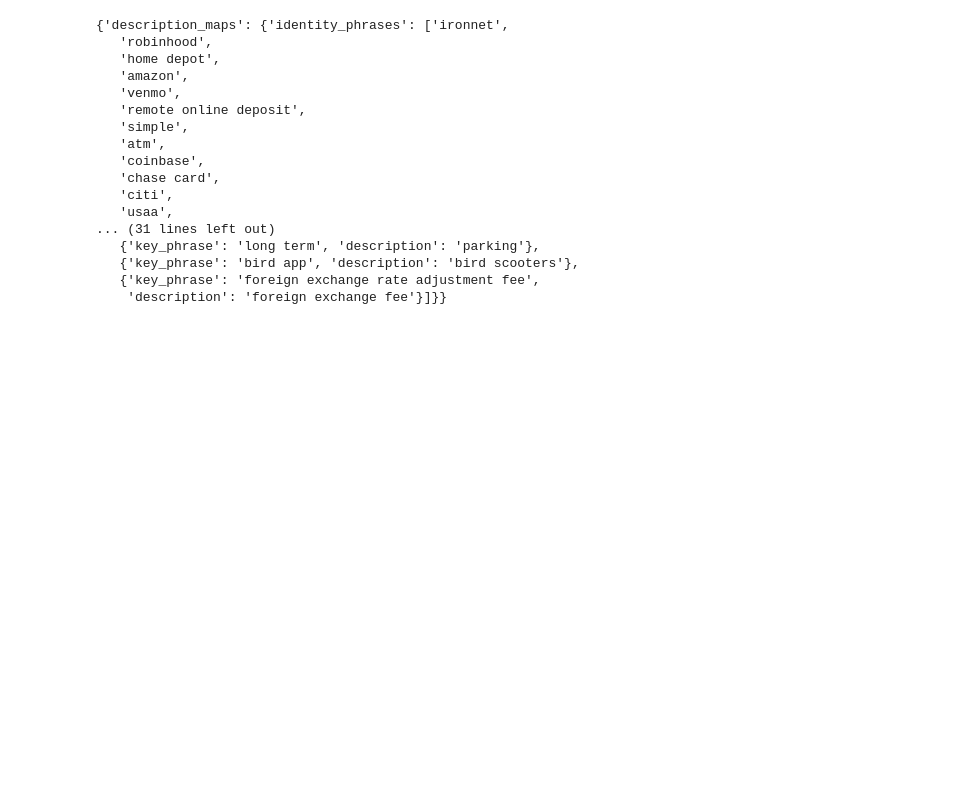
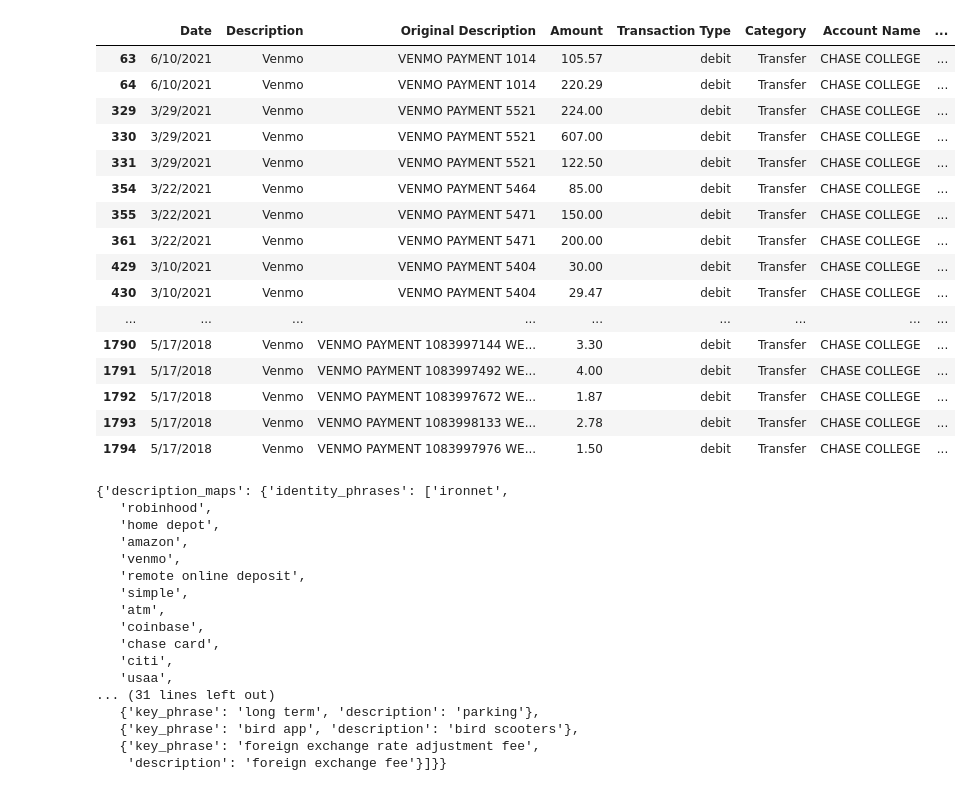
Before and after one commit to calebcrouse3/spending-tracker, a Jupyter notebook: notebook.ipynb, the cells around one changed output. Cells and saved outputs as stored; diff of their text form; code cells hidden in the pictures; blank space fills up the shorter version.

```diff
--- a/notebook.ipynb
+++ b/notebook.ipynb
@@ -23,0 +45,3 @@ os.listdir("./app")
+# %%
+mint = pd.read_csv("./data/raw/transactions.csv")
+remove_venmo = mint.loc[mint["Account Name"] != "Venmo"]
@@ -23,0 +84,20 @@ os.listdir("./app")
+# %%
+mint.loc[(mint["Account Name"] == "CHASE COLLEGE") & (mint["Description"] == "Venmo")]
+# %% [output]
+|  | Date | Description | Original Description | Amount | Transaction Type | Category | Account Name | ... |
+| 63 | 6/10/2021 | Venmo | VENMO PAYMENT 1014 | 105.57 | debit | Transfer | CHASE COLLEGE | ... |
+| 64 | 6/10/2021 | Venmo | VENMO PAYMENT 1014 | 220.29 | debit | Transfer | CHASE COLLEGE | ... |
+| 329 | 3/29/2021 | Venmo | VENMO PAYMENT 5521 | 224.00 | debit | Transfer | CHASE COLLEGE | ... |
+| 330 | 3/29/2021 | Venmo | VENMO PAYMENT 5521 | 607.00 | debit | Transfer | CHASE COLLEGE | ... |
+| 331 | 3/29/2021 | Venmo | VENMO PAYMENT 5521 | 122.50 | debit | Transfer | CHASE COLLEGE | ... |
+| 354 | 3/22/2021 | Venmo | VENMO PAYMENT 5464 | 85.00 | debit | Transfer | CHASE COLLEGE | ... |
+| 355 | 3/22/2021 | Venmo | VENMO PAYMENT 5471 | 150.00 | debit | Transfer | CHASE COLLEGE | ... |
+| 361 | 3/22/2021 | Venmo | VENMO PAYMENT 5471 | 200.00 | debit | Transfer | CHASE COLLEGE | ... |
+| 429 | 3/10/2021 | Venmo | VENMO PAYMENT 5404 | 30.00 | debit | Transfer | CHASE COLLEGE | ... |
+| 430 | 3/10/2021 | Venmo | VENMO PAYMENT 5404 | 29.47 | debit | Transfer | CHASE COLLEGE | ... |
+| ... | ... | ... | ... | ... | ... | ... | ... | ... |
+| 1790 | 5/17/2018 | Venmo | VENMO PAYMENT 1083997144 WE... | 3.30 | debit | Transfer | CHASE COLLEGE | ... |
+| 1791 | 5/17/2018 | Venmo | VENMO PAYMENT 1083997492 WE... | 4.00 | debit | Transfer | CHASE COLLEGE | ... |
+| 1792 | 5/17/2018 | Venmo | VENMO PAYMENT 1083997672 WE... | 1.87 | debit | Transfer | CHASE COLLEGE | ... |
+| 1793 | 5/17/2018 | Venmo | VENMO PAYMENT 1083998133 WE... | 2.78 | debit | Transfer | CHASE COLLEGE | ... |
+| 1794 | 5/17/2018 | Venmo | VENMO PAYMENT 1083997976 WE... | 1.50 | debit | Transfer | CHASE COLLEGE | ... |
```
Also changed, not shown: parts of 7 cells of this notebook.
